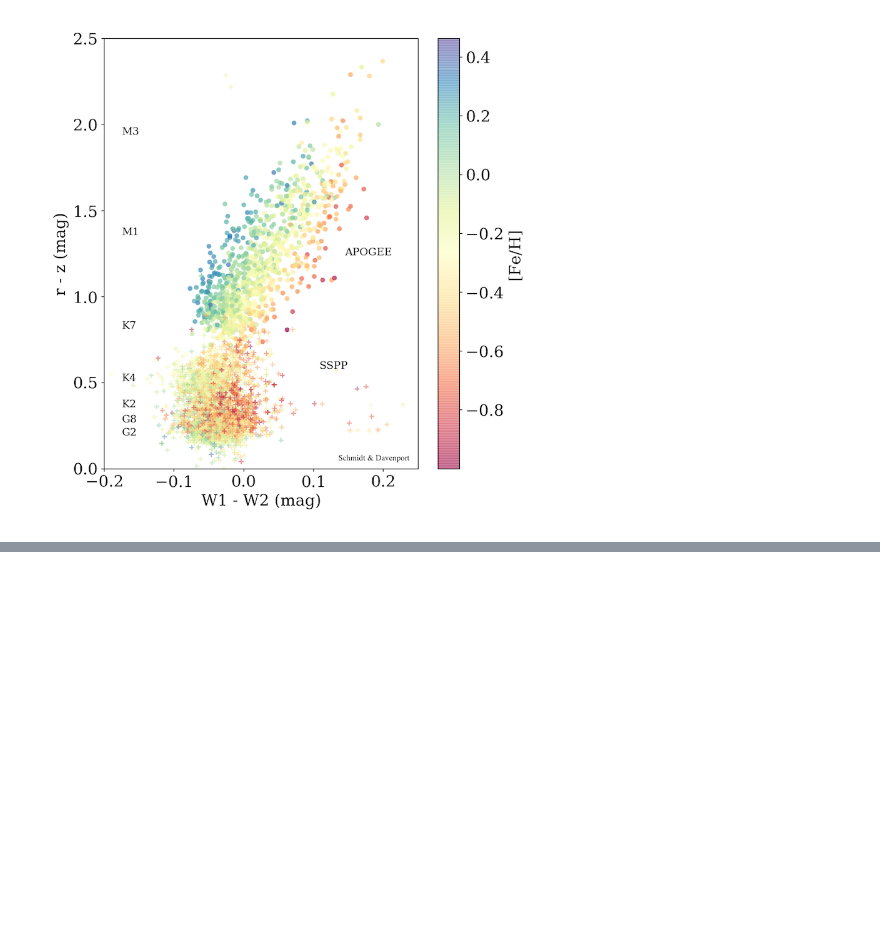
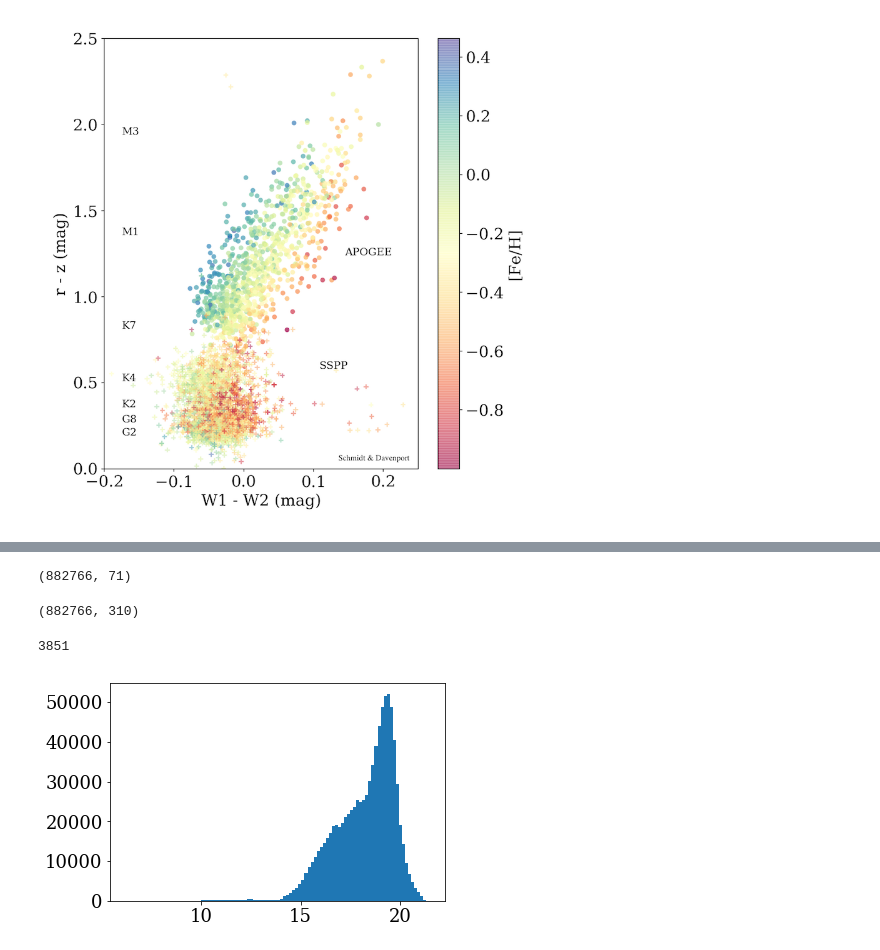
Before and after one commit to jradavenport/GaiaSprint2018, a Jupyter notebook: feh/FeH_explore.ipynb, the cells around one changed output, grey strips where cells are left out. Drawn from its saved outputs; the diff is of its cells as text; code cells hidden in the pictures; blank space fills up the shorter version.

```diff
--- a/feh/FeH_explore.ipynb
+++ b/feh/FeH_explore.ipynb
@@ -27,3 +56,9 @@ dfnew.to_csv('to_X.csv', columns=('ra', 'dec'))
+# %%
+xyok = np.where((sdss['RA'] >= 0) & (sdss['RA'] <= 360) &
+                (sdss['DEC'] >= -90) & (sdss['DEC'] <= 90))[0]
+# df_out = pd.DataFrame(data={'ra':sdss['RA'][xyok], 'dec':sdss['DEC'][xyok]})
+# df_out.to_csv('sspp_toX.csv')
 # %%
-df_w = pd.read_csv('/Users/james/Desktop/gaia_tmp/XtoALLWISE.csv')
+Xgaia = pd.read_csv('/Users/james/Desktop/gaia_tmp/Xgaia.csv')
+Xwise = pd.read_csv('/Users/james/Desktop/gaia_tmp/Xwise.csv')
 # %%
@@ -37,0 +86,20 @@ Index([u'angDist', u'ra', u'dec', u'AllWISE', u'RAJ2000', u'DEJ2000', u'eeMaj',
+# %%
+df = sdss[xyok].to_pandas()
+tmp_data = pd.merge(Xgaia, Xwise, left_on=u'id', right_on=u'id')
+data = pd.merge(df, tmp_data, how='inner', left_on=np.arange(len(df)), right_on=u'id')
+# %%
+tmp_data.shape
+# %% [output]
+(882766, 71)
+# %%
+data.shape
+# %% [output]
+(882766, 310)
+# %%
+sum(np.isfinite(data[u'radial_velocity']))
+# %% [output]
+3851
+# %%
+_ = plt.hist(data[u'phot_g_mean_mag'],bins=100)
+# %% [output]
+[figure, added]
```
Also changed, not shown: parts of 36 cells of this notebook.
